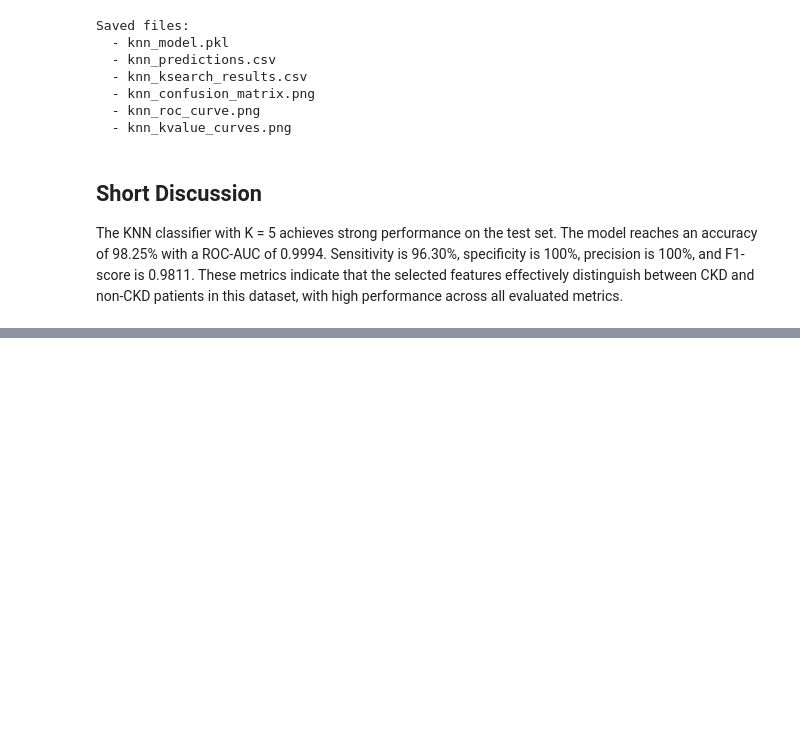
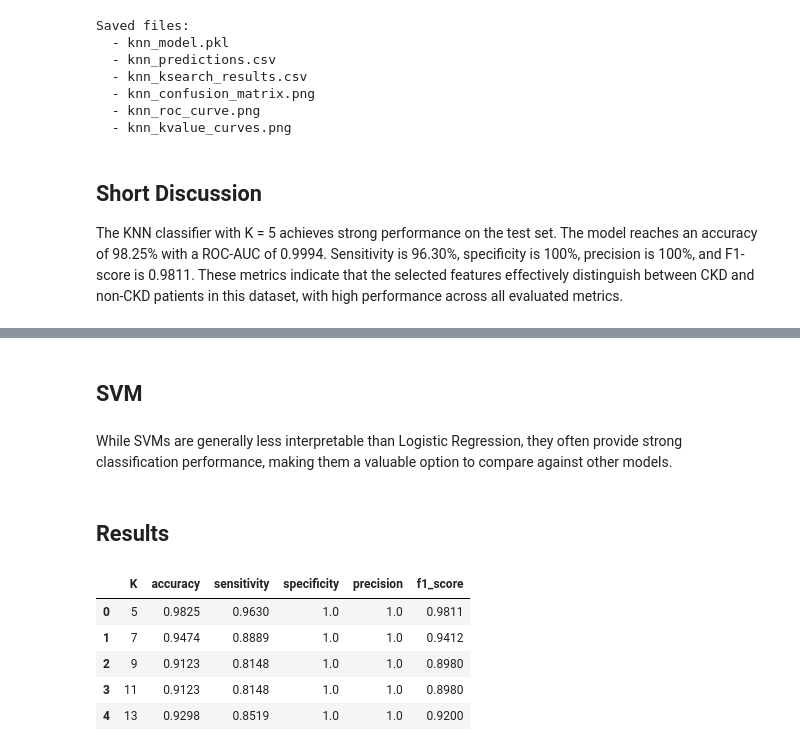
Before and after one commit to harasarahh/chronic-kidney-disease-prediction, a Jupyter notebook: GroupL_finalproject.ipynb, the cells around one changed output, grey strips where cells are left out. Cells and saved outputs as stored; diff of their text form; code cells hidden in the pictures; blank space fills up the shorter version.

```diff
--- a/GroupL_finalproject.ipynb
+++ b/GroupL_finalproject.ipynb
@@ -1070,0 +1145,4 @@ These metrics indicate that the selected features effectively distinguish betwee
+# %% [markdown]
+## SVM
+# %% [markdown]
+While SVMs are generally less interpretable than Logistic Regression, they often provide strong classification performance, making them a valuable option to compare against other models.
@@ -1070,0 +1174,12 @@ These metrics indicate that the selected features effectively distinguish betwee
+# %% [markdown]
+## Results
+# %%
+knn_results = pd.read_csv("knn_ksearch_results.csv")
+knn_results.head()
+# %% [output]
+|  | K | accuracy | sensitivity | specificity | precision | f1_score |
+| 0 | 5 | 0.9825 | 0.9630 | 1.0 | 1.0 | 0.9811 |
+| 1 | 7 | 0.9474 | 0.8889 | 1.0 | 1.0 | 0.9412 |
+| 2 | 9 | 0.9123 | 0.8148 | 1.0 | 1.0 | 0.8980 |
+| 3 | 11 | 0.9123 | 0.8148 | 1.0 | 1.0 | 0.8980 |
+| 4 | 13 | 0.9298 | 0.8519 | 1.0 | 1.0 | 0.9200 |
```
Also changed, not shown: parts of 21 cells of this notebook, 4 other files.
